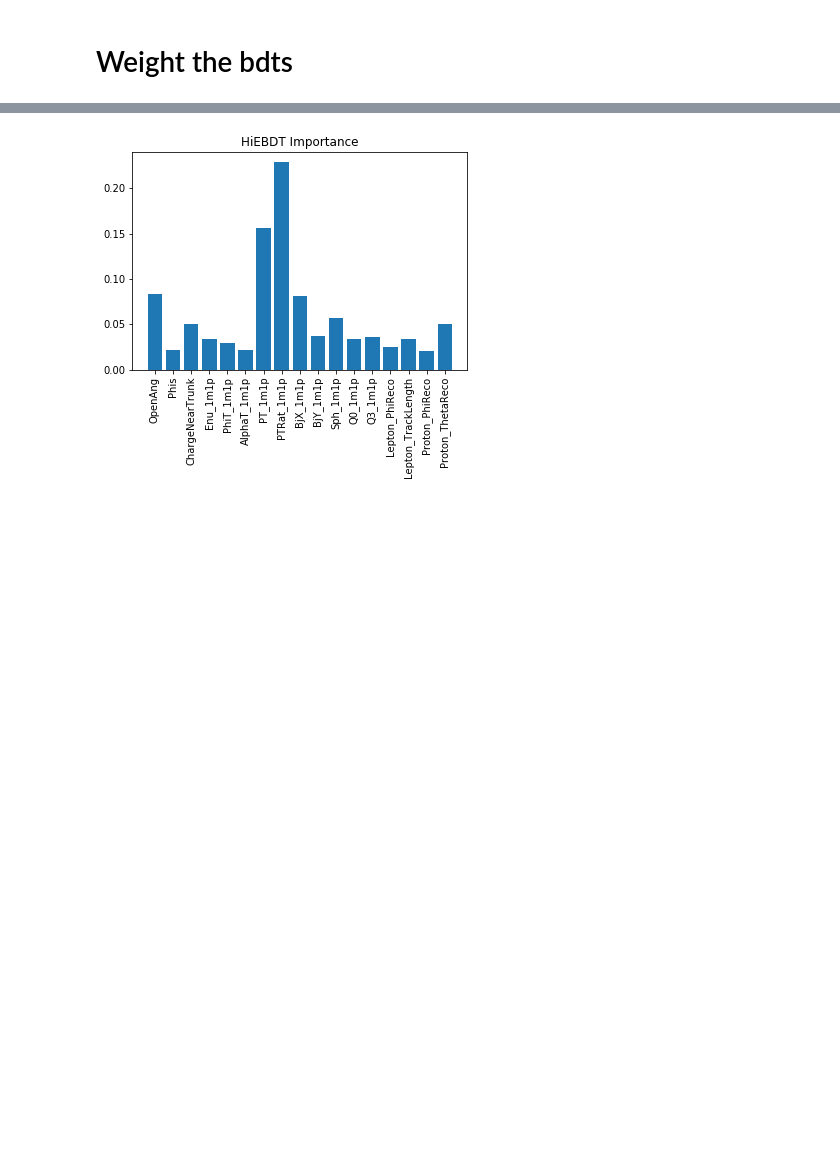
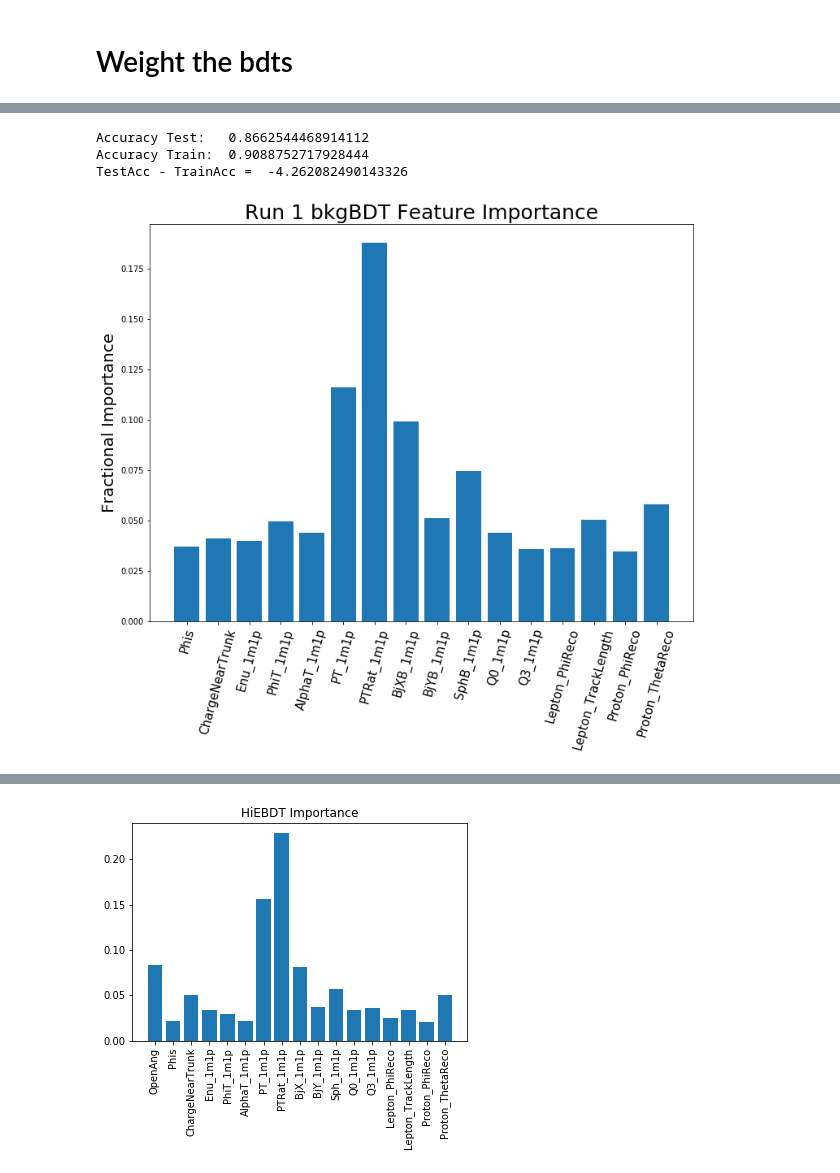
Before and after one commit to LArbys/1L1PSelection, a Jupyter notebook: Notebooks/DL_BDTTraining_1mu1p-prime.ipynb, the cells around one changed output, grey strips where cells are left out. Drawn from its saved outputs; the diff is of its cells as text; code cells hidden in the pictures; blank space fills up the shorter version.

```diff
--- a/Notebooks/DL_BDTTraining_1mu1p-prime.ipynb
+++ b/Notebooks/DL_BDTTraining_1mu1p-prime.ipynb
@@ -237,0 +166,36 @@ myvars = vars_may13
+# %%
+# set below to either run 1 or 3
+df_ccqe = df_ccqe_r1
+df_ccqe_lowe = df_ccqe_lowe_r1
+df_cosmic = df_cosmic_r1
+df_nubkg = df_nubkg_r1
+
+X = pd.concat((df_ccqe,df_ccqe_lowe),sort=False)[myvars].values.tolist()
+w1 = np.ones(len(df_ccqe))*1.0
+w2 = np.ones(len(df_ccqe_lowe))*1
+wsig = np.concatenate((w1,w2))
+
+Y_bkg = pd.concat((df_cosmic,df_nubkg),sort=False)[myvars].values.tolist()
+wbkg = np.ones(len(Y_bkg))
+
+Xl = [1 for i in range(len(X))]
+Yl = [0 for i in range(len(Y_bkg))]
+
+seed = 15
+test_size = 0.7
+x_train, x_test, y_train, y_test, w_train, w_test = train_test_split(asarray(X+Y_bkg), asarray(Xl+Yl), np.concatenate((wsig,wbkg)), test_size=test_size, random_state=seed)
+# %%
+eval_set = [(x_train, y_train), (x_test, y_test)]
+eval_metric = ['logloss','error']
+bkgBDT = XGBClassifier(silent=False,
+                      scale_pos_weight=1,
+                      learning_rate=0.01,
+                      colsample_bytree = .8,
+                      objective='binary:logistic',
+                      subsample = 0.8,
+                      n_estimators=1000,
+                      max_depth=5,
+                      gamma=5)
+
+
+bkgBDT.fit(x_train, y_train, eval_metric=eval_metric, eval_set=eval_set,verbose=False)
@@ -237,0 +210,28 @@ myvars = vars_may13
+# %%
+y_checkV = bkgBDT.predict(x_test) #
+y_checkT = bkgBDT.predict(x_train) #
+#
+predictionsV = [round(value) for value in y_checkV] #
+predictionsT = [round(value) for value in y_checkT] #
+accuracy_diff = (accuracy_score(y_test, predictionsV)-accuracy_score(y_train,predictionsT))*100. #
+
+
+acc_test = accuracy_score(y_test, predictionsV)
+acc_train = accuracy_score(y_train,predictionsT)
+accuracy_diff = (acc_test-acc_train)*100. #
+print("Accuracy Test:  ",acc_test)
+print("Accuracy Train: ",acc_train)
+print("TestAcc - TrainAcc = ",accuracy_diff)
+# %% [output]
+Accuracy Test:   0.8662544468914112
+Accuracy Train:  0.9088752717928444
+TestAcc - TrainAcc =  -4.262082490143326
+# %%
+fig,ax = plt.subplots(figsize=(12,9))
+ax.set_title('Run 1 bkgBDT Feature Importance',fontsize=25)
+ax.set_ylabel('Fractional Importance',fontsize=20)
+plt.bar(range(len(bkgBDT.feature_importances_)), bkgBDT.feature_importances_)
+plt.xticks(range(len(bkgBDT.feature_importances_)),myvars, rotation=75,fontsize=15)
+plt.show()
+# %% [output]
+[figure, added]
```
Also changed, not shown: parts of 42 cells of this notebook, 5 other files.
